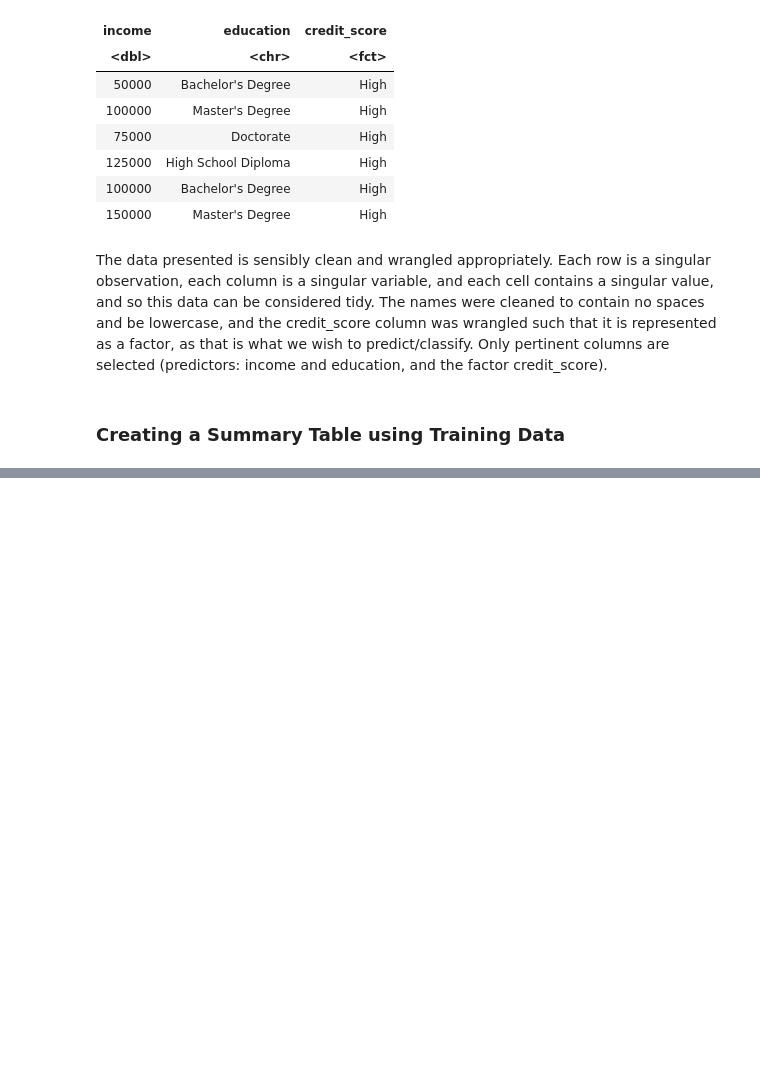
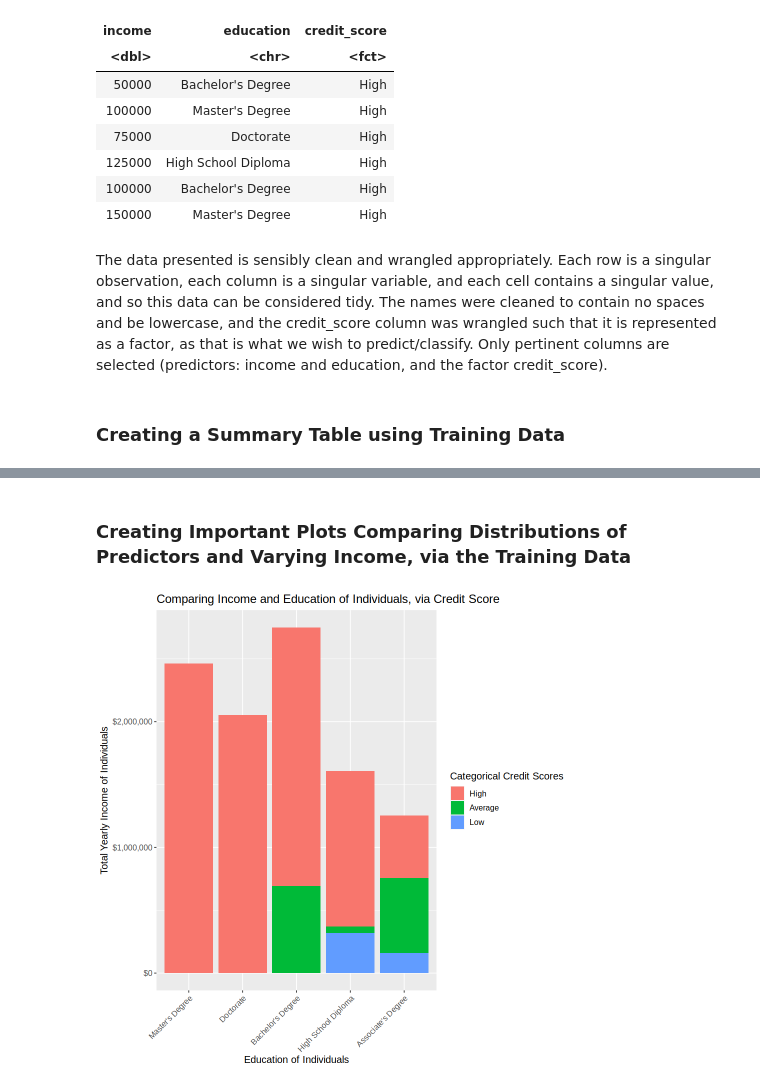
Before and after one commit to satvvika/DSCI100_group_project, a Jupyter notebook: group_project_proposal.ipynb, the cells around one changed output, grey strips where cells are left out. Saved outputs shown, nothing was run; the diff lists cells and outputs as text; code cells hidden in the pictures; blank space fills up the shorter version.

Commit message:
Adding more things to the proposal; plot(s), more exploratory analysis

```diff
--- a/group_project_proposal.ipynb
+++ b/group_project_proposal.ipynb
@@ -124,0 +158,23 @@ A tibble: 46 × 2
+# %% [markdown]
+### Creating Important Plots Comparing Distributions of Predictors and Varying Income, via the Training Data
+# %%
+library(repr)
+options(repr.plot.width = 8, repr.plot.height = 8)
+
+credit_plot <- cs_training |>
+    ggplot(aes(x = fct_reorder(education, income, .desc = TRUE), y = income, fill = credit_score)) +
+    geom_bar(stat = 'identity') +
+    labs(x = "Education of Individuals", y = "Total Yearly Income of Individuals", fill = "Categorical Credit Scores") +
+    ggtitle("Comparing Income and Education of Individuals, via Credit Score") +
+    scale_y_continuous(labels = dollar_format())+
+    theme(axis.text.x = element_text(angle = 45, hjust = 1), text = element_text(size = 12))
+
+credit_plot
+
+# plot_2 <- cs_training |>
+#     ggplot(aes(x = credit_score)) +
+#     geom_histogram(stat = "count")
+
+# plot_2
+# %% [output]
+[figure, added]
```
Also changed, not shown: parts of 3 cells of this notebook.
